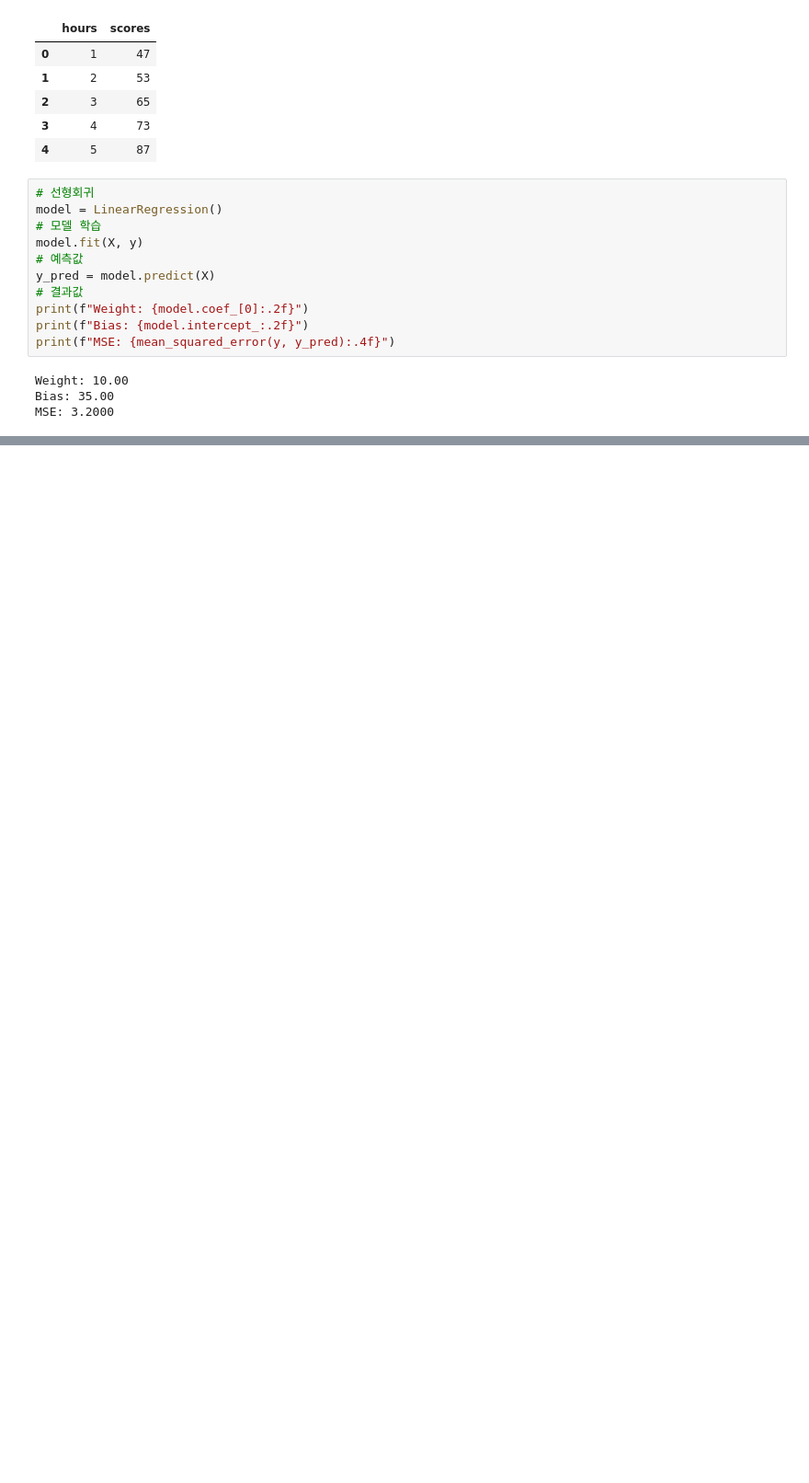
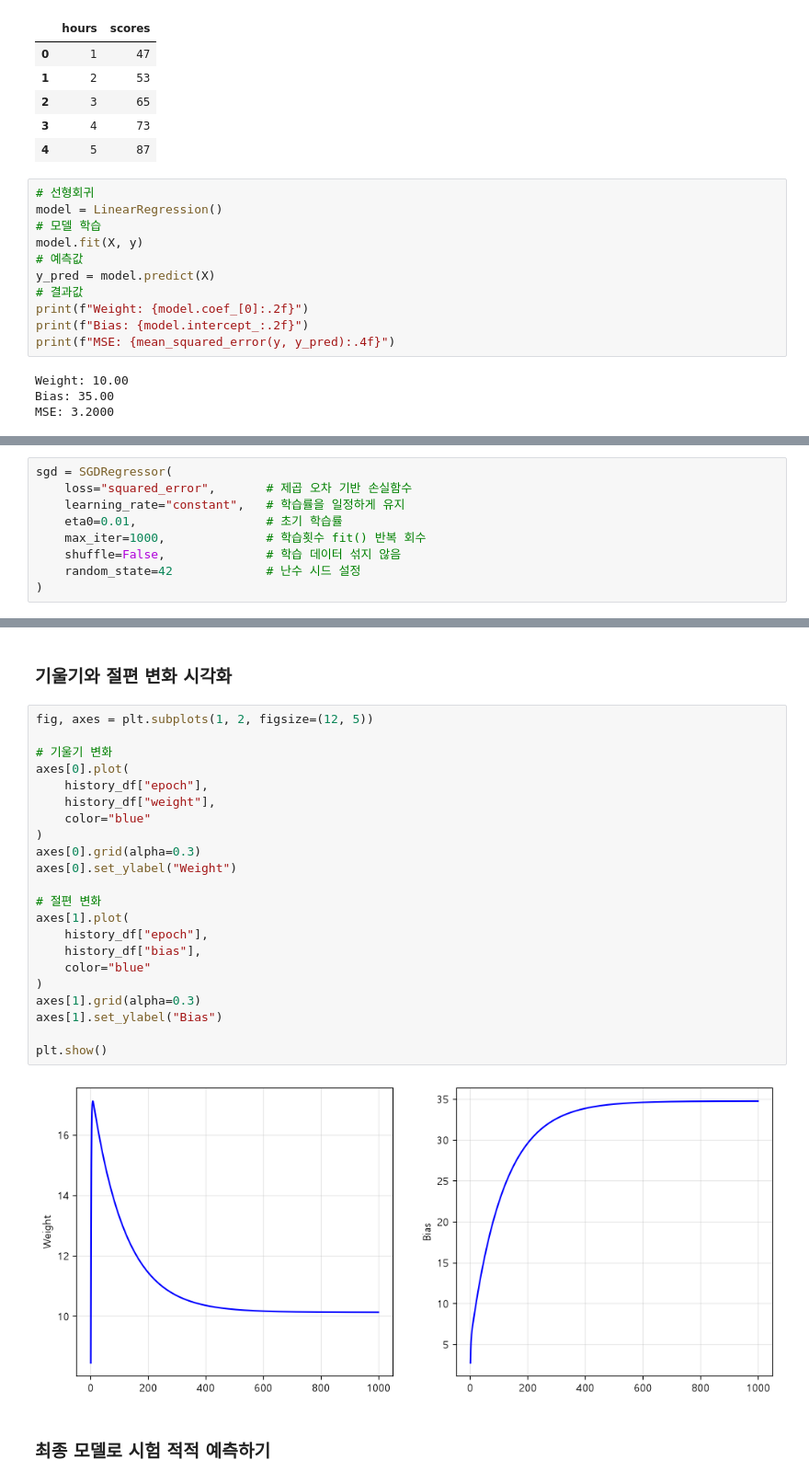
Before and after one commit to jeongeun-ax/kant_ml, a Jupyter notebook: 03_ml.ipynb, the cells around one changed output, grey strips where cells are left out. Shown at 92% size. Drawn from its saved outputs; the diff is of its cells as text; blank space fills up the shorter version.

```diff
--- a/03_ml.ipynb
+++ b/03_ml.ipynb
@@ -181,0 +186,9 @@ MSE: 3.2000
+# %%
+sgd = SGDRegressor(
+    loss="squared_error",       # 제곱 오차 기반 손실함수
+    learning_rate="constant",   # 학습률을 일정하게 유지
+    eta0=0.01,                  # 초기 학습률
+    max_iter=1000,              # 학습횟수 fit() 반복 회수
+    shuffle=False,              # 학습 데이터 섞지 않음
+    random_state=42             # 난수 시드 설정
+)
@@ -181,0 +267,28 @@ MSE: 3.2000
+# %% [markdown]
+### 기울기와 절편 변화 시각화
+# %%
+fig, axes = plt.subplots(1, 2, figsize=(12, 5))
+
+# 기울기 변화
+axes[0].plot(
+    history_df["epoch"],
+    history_df["weight"],
+    color="blue"
+)
+axes[0].grid(alpha=0.3)
+axes[0].set_ylabel("Weight")
+
+# 절편 변화
+axes[1].plot(
+    history_df["epoch"],
+    history_df["bias"],
+    color="blue"
+)
+axes[1].grid(alpha=0.3)
+axes[1].set_ylabel("Bias")
+
+plt.show()
+# %% [output]
+[figure, added]
+# %% [markdown]
+### 최종 모델로 시험 적적 예측하기
```
Also changed, not shown: parts of 36 cells of this notebook.
